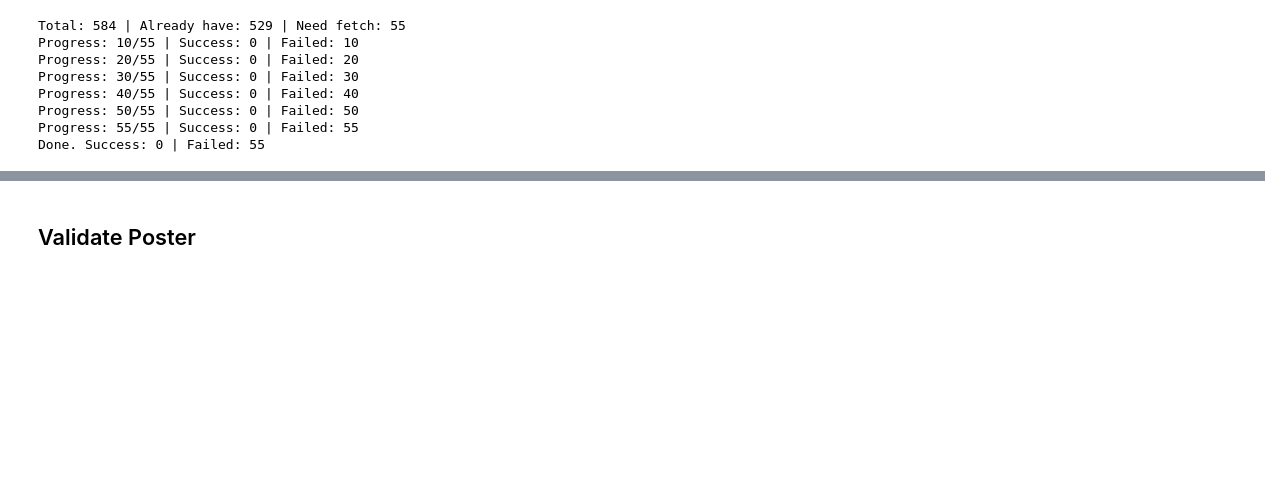
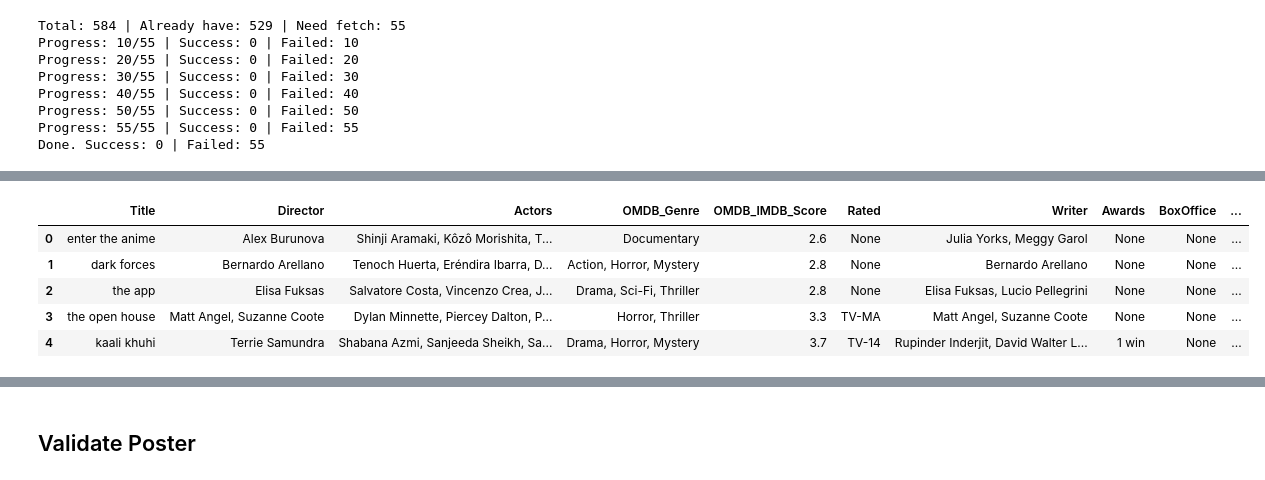
Before and after one commit to zynema/zynema-ai, a Jupyter notebook: model/notebook/zynema_v2.ipynb, the cells around one changed output, grey strips where cells are left out. Cells and saved outputs as stored; diff of their text form; code cells hidden in the pictures; blank space fills up the shorter version.

```diff
--- a/model/notebook/zynema_v2.ipynb
+++ b/model/notebook/zynema_v2.ipynb
@@ -328,0 +363,10 @@ Done. Success: 0 | Failed: 55
+# %%
+# Used to securely store your API key
+from google.colab import userdata
+
+API_KEY = userdata.get('OMDB_API')
+
+if API_KEY is None:
+    raise ValueError("YOUR_API_kEY not found in Colab secrets. Please set it up.")
+
+print("OMDb API Key loaded successfully.")
@@ -328,0 +375,64 @@ Done. Success: 0 | Failed: 55
+# %%
+def get_movie_details_omdb(title, retries=3, delay=1.1):
+    url = 'https://www.omdbapi.com/'
+    for _ in range(retries):
+        try:
+            params = {'apikey': API_KEY, 't': title}
+            r = requests.get(url, params=params, timeout=10)
+            if r.status_code == 200:
+                data = r.json()
+                if data.get('Response') == 'True':
+                    return {
+                        'Director': data.get('Director', 'N/A'),
+                        'Actors': data.get('Actors', 'N/A'),
+                        'Plot': data.get('Plot', 'N/A'),
+                        'OMDB_Genre': data.get('Genre', 'N/A'),
+                        'Released': data.get('Released', 'N/A'),
+                        'OMDB_Runtime': data.get('Runtime', 'N/A'),
+                        'OMDB_IMDB_Score': data.get('imdbRating', 'N/A'),
+                        'poster': data.get('Poster', 'N/A'), # Changed to lowercase 'poster' for consistency
+                        'Rated': data.get('Rated', 'N/A'),
+                        'Writer': data.get('Writer', 'N/A'),
+                        'Awards': data.get('Awards', 'N/A'),
+                        'BoxOffice': data.get('BoxOffice', 'N/A'),
+                        'Production': data.get('Production', 'N/A'),
+                        'Country': data.get('Country', 'N/A')
+                    }
+                time.sleep(delay * 2)
+            else:
+                time.sleep(delay * 2)
+        except:
+            time.sleep(delay * 2)
+    return None
+
+# Initialize new columns with None if they don't exist
+# This prevents overwriting if they were partially filled or already exist
+for col in ['Director', 'Actors', 'Plot', 'OMDB_Genre', 'Released', 'OMDB_Runtime', 'OMDB_IMDB_Score', 'Rated', 'Writer', 'Awards', 'BoxOffice', 'Production', 'Country', 'poster']: # Added 'poster' to initialization list
+    if col not in df_clean.columns:
+        df_clean[col] = None
+
+# Filter for movies where we are missing 'Director' (or any of the new OMDB fields)
+to_fetch_omdb = df_clean[df_clean['Director'].isna()].copy()
+print(f"Total movies: {len(df_clean)} | Movies with OMDB details: {len(df_clean) - len(to_fetch_omdb)} | Need to fetch OMDB details: {len(to_fetch_omdb)}")
+
+success_omdb = 0
+failed_omdb = 0
+
+for i, (_, row) in enumerate(to_fetch_omdb.iterrows(), 1):
+    movie_details = get_movie_details_omdb(row['Title'])
+    if movie_details:
+        for key, value in movie_details.items():
+            df_clean.loc[row.name, key] = value if value != 'N/A' else None
+        success_omdb += 1
+    else:
+        failed_omdb += 1
+
+    if i % 10 == 0 or i == len(to_fetch_omdb):
+        print(f"Progress: {i}/{len(to_fetch_omdb)} | Success: {success_omdb} | Failed: {failed_omdb}")
+    time.sleep(1.1)
+
+print(f"Done. Success: {success_omdb} | Failed: {failed_omdb}")
+
+# Display the first few rows with new columns to verify
+display(df_clean[['Title', 'Director', 'Actors', 'OMDB_Genre', 'OMDB_IMDB_Score', 'Rated', 'Writer', 'Awards', 'BoxOffice', 'Production', 'Country', 'poster']].head())
+# %% [output]
@@ -328,0 +456,6 @@ Done. Success: 0 | Failed: 55
+|  | Title | Director | Actors | OMDB_Genre | OMDB_IMDB_Score | Rated | Writer | Awards | BoxOffice | ... |
+| 0 | enter the anime | Alex Burunova | Shinji Aramaki, Kôzô Morishita, T... | Documentary | 2.6 | None | Julia Yorks, Meggy Garol | None | None | ... |
+| 1 | dark forces | Bernardo Arellano | Tenoch Huerta, Eréndira Ibarra, D... | Action, Horror, Mystery | 2.8 | None | Bernardo Arellano | None | None | ... |
+| 2 | the app | Elisa Fuksas | Salvatore Costa, Vincenzo Crea, J... | Drama, Sci-Fi, Thriller | 2.8 | None | Elisa Fuksas, Lucio Pellegrini | None | None | ... |
+| 3 | the open house | Matt Angel, Suzanne Coote | Dylan Minnette, Piercey Dalton, P... | Horror, Thriller | 3.3 | TV-MA | Matt Angel, Suzanne Coote | None | None | ... |
+| 4 | kaali khuhi | Terrie Samundra | Shabana Azmi, Sanjeeda Sheikh, Sa... | Drama, Horror, Mystery | 3.7 | TV-14 | Rupinder Inderjit, David Walter L... | 1 win | None | ... |
```
Also changed, not shown: parts of 13 cells of this notebook.
